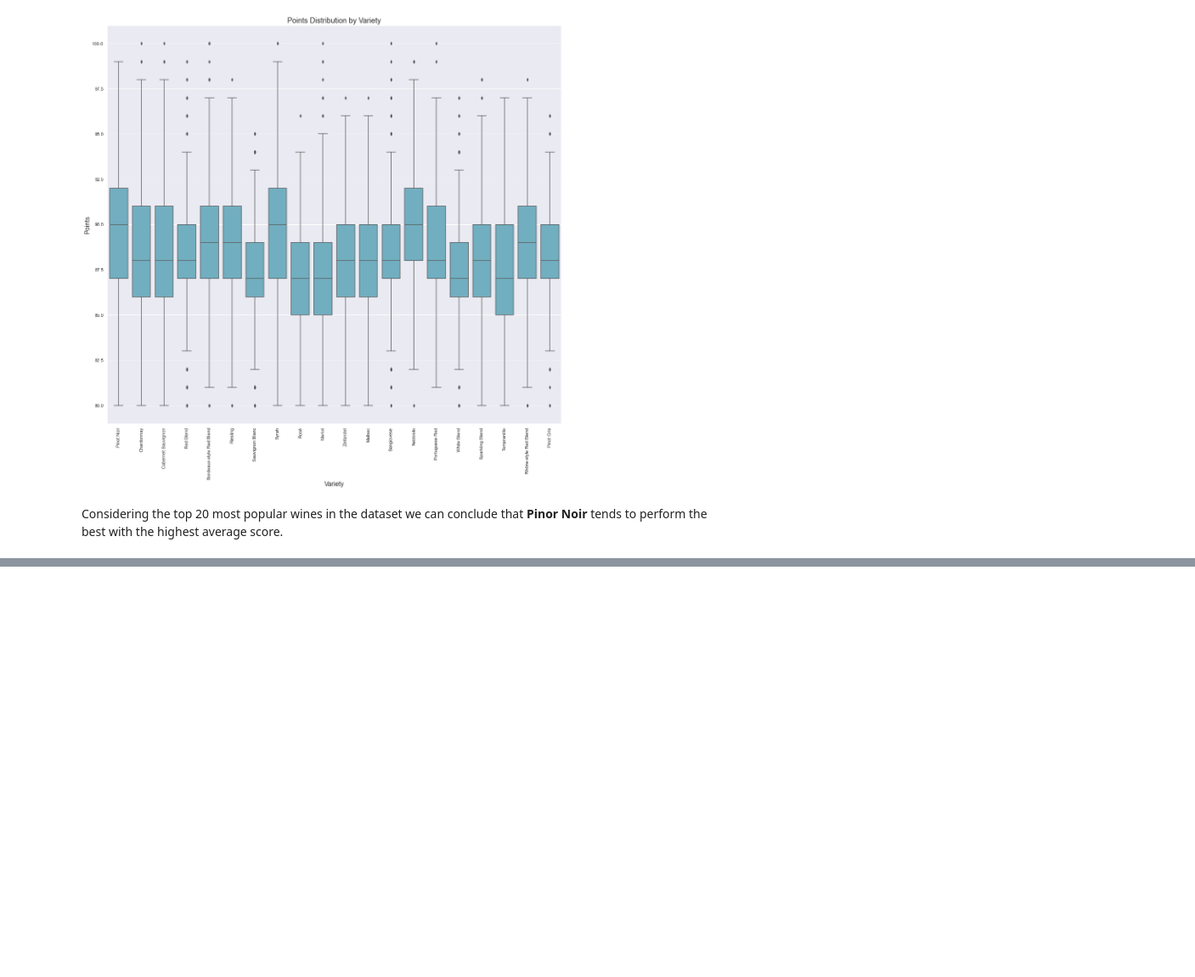
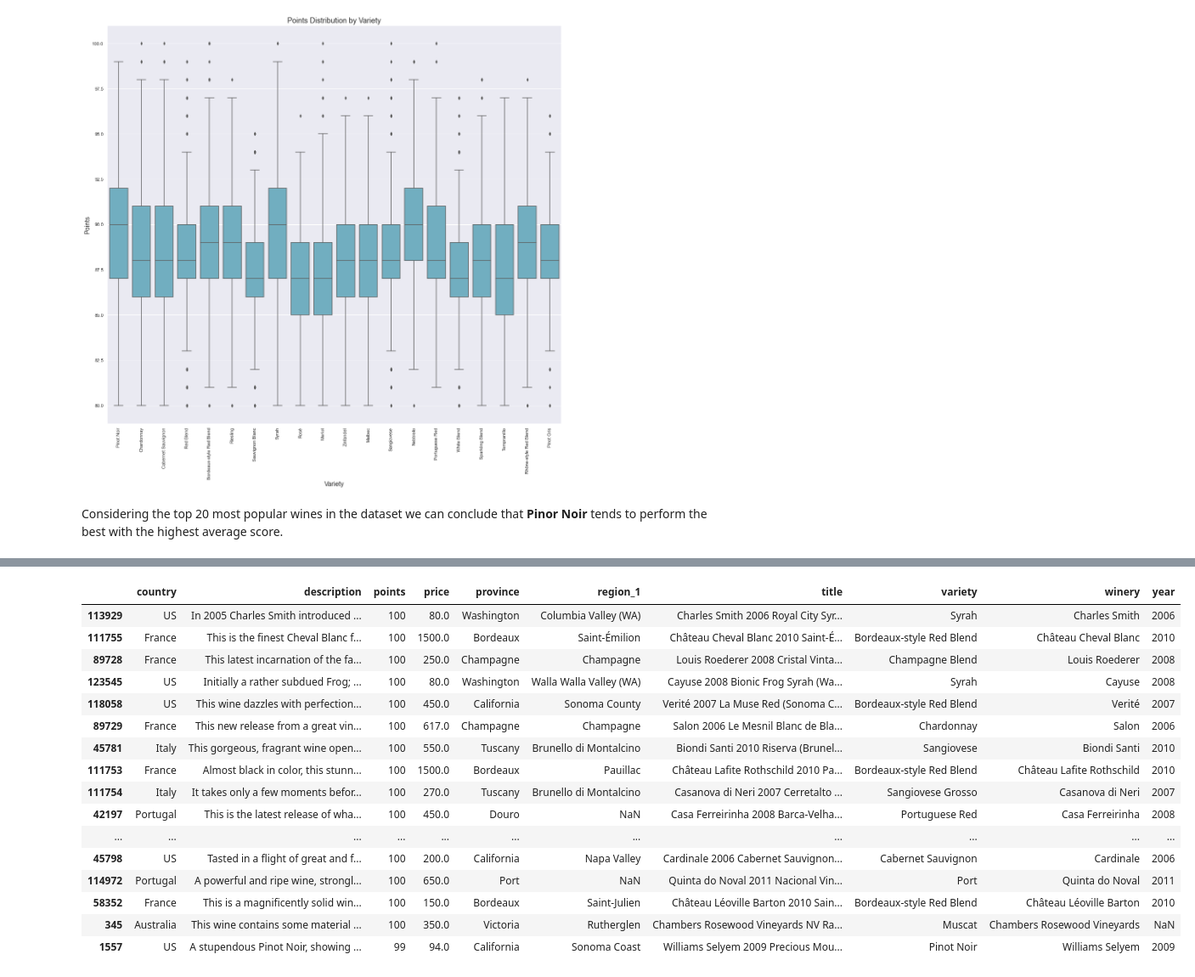
Before and after one commit to Nima-Sayyah/Drink-by-Data, a Jupyter notebook: Drink by Data (NS).ipynb, the cells around one changed output, grey strips where cells are left out. Shown at 85% size. Saved outputs shown, nothing was run; the diff lists cells and outputs as text; code cells hidden in the pictures; blank space fills up the shorter version.

```diff
--- a/Drink by Data (NS).ipynb
+++ b/Drink by Data (NS).ipynb
@@ -677,0 +678,21 @@ mid_price.sort_values(by='points', ascending=False)[:10]
+# %%
+high_price = df1.query("price > 50")
+high_price.sort_values(by='points', ascending=False)[:20]
+# %% [output]
+|  | country | description | points | price | province | region_1 | title | variety | winery | year |
+| 113929 | US | In 2005 Charles Smith introduced ... | 100 | 80.0 | Washington | Columbia Valley (WA) | Charles Smith 2006 Royal City Syr... | Syrah | Charles Smith | 2006 |
+| 111755 | France | This is the finest Cheval Blanc f... | 100 | 1500.0 | Bordeaux | Saint-Émilion | Château Cheval Blanc 2010 Saint-É... | Bordeaux-style Red Blend | Château Cheval Blanc | 2010 |
+| 89728 | France | This latest incarnation of the fa... | 100 | 250.0 | Champagne | Champagne | Louis Roederer 2008 Cristal Vinta... | Champagne Blend | Louis Roederer | 2008 |
+| 123545 | US | Initially a rather subdued Frog; ... | 100 | 80.0 | Washington | Walla Walla Valley (WA) | Cayuse 2008 Bionic Frog Syrah (Wa... | Syrah | Cayuse | 2008 |
+| 118058 | US | This wine dazzles with perfection... | 100 | 450.0 | California | Sonoma County | Verité 2007 La Muse Red (Sonoma C... | Bordeaux-style Red Blend | Verité | 2007 |
+| 89729 | France | This new release from a great vin... | 100 | 617.0 | Champagne | Champagne | Salon 2006 Le Mesnil Blanc de Bla... | Chardonnay | Salon | 2006 |
+| 45781 | Italy | This gorgeous, fragrant wine open... | 100 | 550.0 | Tuscany | Brunello di Montalcino | Biondi Santi 2010 Riserva (Brunel... | Sangiovese | Biondi Santi | 2010 |
+| 111753 | France | Almost black in color, this stunn... | 100 | 1500.0 | Bordeaux | Pauillac | Château Lafite Rothschild 2010 Pa... | Bordeaux-style Red Blend | Château Lafite Rothschild | 2010 |
+| 111754 | Italy | It takes only a few moments befor... | 100 | 270.0 | Tuscany | Brunello di Montalcino | Casanova di Neri 2007 Cerretalto ... | Sangiovese Grosso | Casanova di Neri | 2007 |
+| 42197 | Portugal | This is the latest release of wha... | 100 | 450.0 | Douro | NaN | Casa Ferreirinha 2008 Barca-Velha... | Portuguese Red | Casa Ferreirinha | 2008 |
+| ... | ... | ... | ... | ... | ... | ... | ... | ... | ... | ... |
+| 45798 | US | Tasted in a flight of great and f... | 100 | 200.0 | California | Napa Valley | Cardinale 2006 Cabernet Sauvignon... | Cabernet Sauvignon | Cardinale | 2006 |
+| 114972 | Portugal | A powerful and ripe wine, strongl... | 100 | 650.0 | Port | NaN | Quinta do Noval 2011 Nacional Vin... | Port | Quinta do Noval | 2011 |
+| 58352 | France | This is a magnificently solid win... | 100 | 150.0 | Bordeaux | Saint-Julien | Château Léoville Barton 2010 Sain... | Bordeaux-style Red Blend | Château Léoville Barton | 2010 |
+| 345 | Australia | This wine contains some material ... | 100 | 350.0 | Victoria | Rutherglen | Chambers Rosewood Vineyards NV Ra... | Muscat | Chambers Rosewood Vineyards | NaN |
+| 1557 | US | A stupendous Pinot Noir, showing ... | 99 | 94.0 | California | Sonoma Coast | Williams Selyem 2009 Precious Mou... | Pinot Noir | Williams Selyem | 2009 |
```
Also changed, not shown: parts of 20 cells of this notebook.
